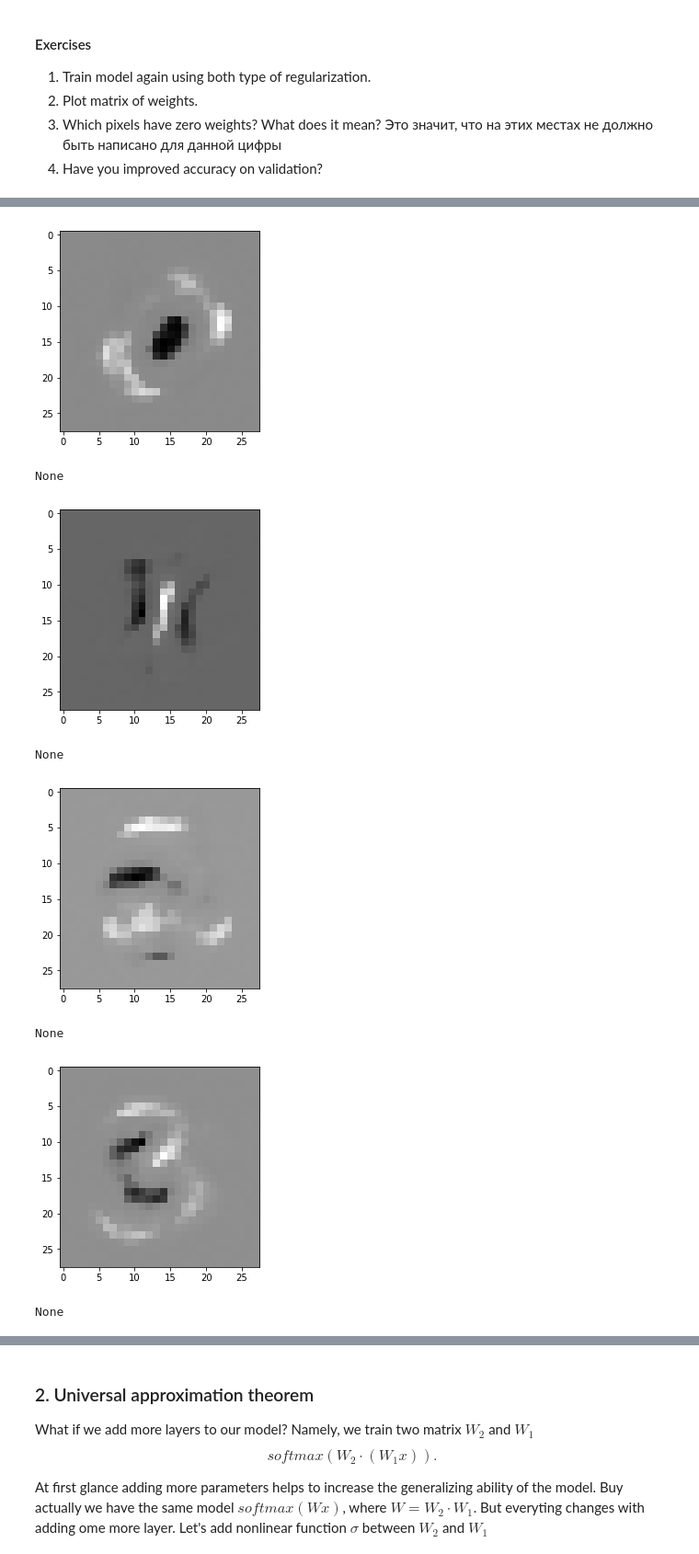
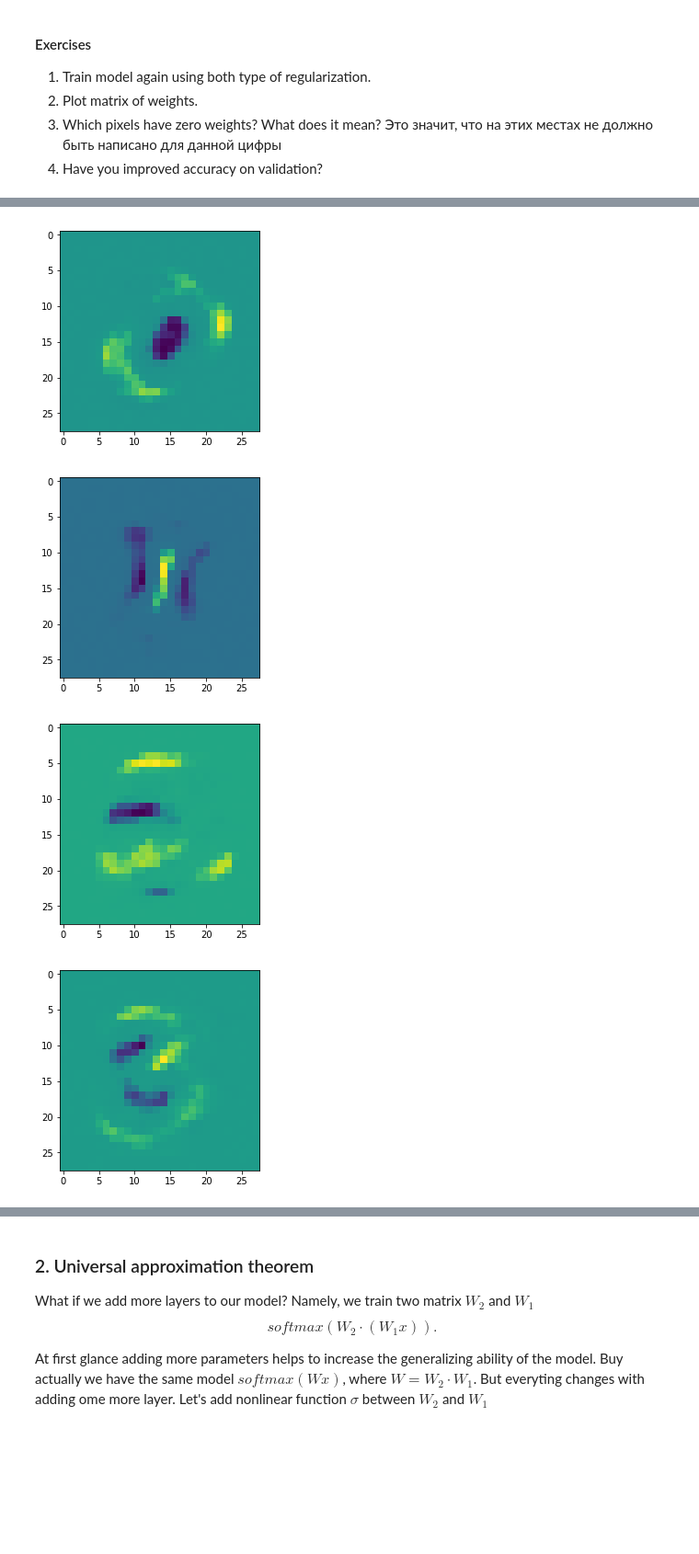
Before and after one commit to mnkonkova/ML, a Jupyter notebook: lab-2.ipynb, the cells around one changed output, grey strips where cells are left out. Shown: that part at 92% size. Drawn from its saved outputs; the diff is of its cells as text; code cells hidden in the pictures; blank space fills up the shorter version.

```diff
--- a/lab-2.ipynb
+++ b/lab-2.ipynb
@@ -57,9 +57,8 @@ def printNum(vector, n=28):
     import matplotlib
     import numpy as np
     import matplotlib.pyplot as plt
-
     image = np.array(vector).reshape(n, n)
-    plt.imshow(image, cmap=plt.cm.gray)
+    plt.imshow(image)
     plt.show()
 printNum(mnist.train.images[1])
 printNum(mnist.train.images[43])
@@ -86,12 +85,11 @@ correct_prediction = tf.equal(tf.argmax(y,1), tf.argmax(y_,1))
 accuracy = tf.reduce_mean(tf.cast(correct_prediction, tf.float32))
 with tf.Session() as sess:
     sess.run(tf.global_variables_initializer())
-    for i in range(1000):
+    for i in range(2000):
         batch = mnist.train.next_batch(100)
         train_step.run(feed_dict={x: batch[0], y_: batch[1]})
     print(accuracy.eval(feed_dict={x: mnist.test.images, y_: mnist.test.labels}))
     result = sess.run(W)
     for i in range(10):
-        print(printNum(result.T[i]))
-sess.close()
+        printNum(result.T[i])
 # %% [output]
@@ -144,6 +140,5 @@ with tf.Session() as sess:
     print(accuracy.eval(feed_dict={x: mnist.test.images, y_: mnist.test.labels}))
     result = sess.run(W)
     for i in range(10):
-        print(printNum(result.T[i]))
-sess.close()
+        printNum(result.T[i])
 # %% [output]
@@ -151,8 +146,4 @@ sess.close()
-[figure, old version]
+[figure, new version]
-None
-[figure, old version]
+[figure, new version]
-None
-[figure, old version]
+[figure, new version]
-None
-[figure, old version]
+[figure, new version]
-None
```
Also changed, not shown: parts of 7 cells of this notebook.
